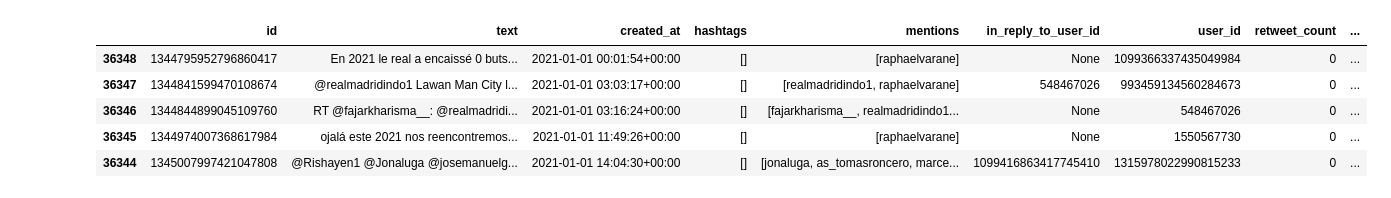
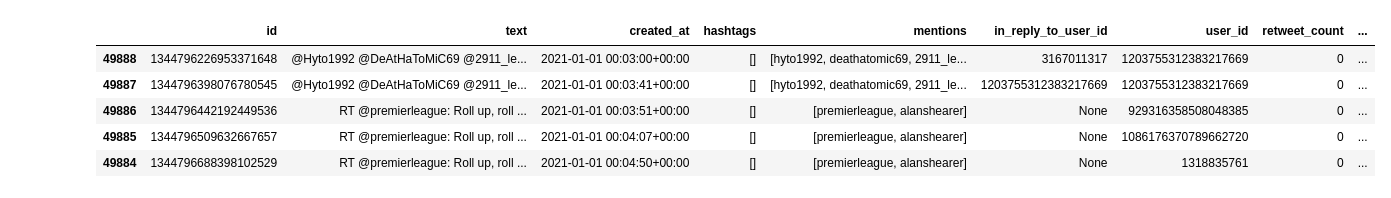
Before and after one commit to anton164/fall-spec, a Jupyter notebook: jupyter_notebooks/label_tweet_dataset.ipynb, the cells around one changed output. Cells and saved outputs as stored; diff of their text form; code cells hidden in the pictures.

```diff
--- a/jupyter_notebooks/label_tweet_dataset.ipynb
+++ b/jupyter_notebooks/label_tweet_dataset.ipynb
@@ -50,43 +50,72 @@ DATASETS = {
         "output_location": "../data/labeled_datasets/celebrity_jk_rowling.json",
         "spike_start": "Oct 7, 2020, 17:00",
         "spike_end": "Oct 9, 2020, 04:00",
-    }
+    },
+    "voterfraud2020": {
+        "input_location": "../data/voterfraud2020/processed/df_sample.json",
+        "output_location": "../data/labeled_datasets/voterfraud2020_sample.json",
+        "spike_start": "Oct 7, 2020, 17:00",
+        "spike_end": "Oct 9, 2020, 04:00",
+    },
+    "celebrity_jerry_seinfeld": {
+        "input_location": "../data/tweet_objects/celebrity_jerry_seinfeld/2021-01-01-2021-04-01.json",
+        "output_location": "../data/labeled_datasets/celebrity_jerry_seinfeld.json",
+        "spike_start": "Oct 7, 2020, 17:00",
+        "spike_end": "Oct 9, 2020, 04:00",
+    },
+    "celebrity_akon": {
+        "input_location": "../data/tweet_objects/celebrity_akon/2021-01-01-2021-04-01.json",
+        "output_location": "../data/labeled_datasets/celebrity_akon.json",
+        "spike_start": "Oct 7, 2020, 17:00",
+        "spike_end": "Oct 9, 2020, 04:00",
+    },
+    "soccer_alan_shearer": {
+        "input_location": "../data/tweet_objects/soccer_alan_shearer/2021-01-01-2021-04-01.json",
+        "output_location": "../data/labeled_datasets/soccer_alan_shearer.json",
+        "spike_start": "Oct 7, 2020, 17:00",
+        "spike_end": "Oct 9, 2020, 04:00",
+    },
 }
 
-selected_dataset = DATASETS["celebrity_jk_rowling"]
+selected_dataset = DATASETS["soccer_alan_shearer"]
 labeled_spike_start = pd.to_datetime(selected_dataset["spike_start"]).tz_localize("UTC")
 labeled_spike_end = pd.to_datetime(selected_dataset["spike_end"]).tz_localize("UTC")
 # %%
 from utils.dataset import create_tweet_df
 
-with open(selected_dataset["input_location"], "r") as f:
-    raw_dataset = json.load(f)
+if "voterfraud2020" in selected_dataset["input_location"]:
+    df_tweets = pd.read_json(selected_dataset["input_location"])
+    df_tweets["created_at"] = pd.to_datetime(df_tweets["created_at"]).dt.tz_localize("UTC")
+    df_tweets.sort_values("created_at", inplace=True)
+else:
+    with open(selected_dataset["input_location"], "r") as f:
+        raw_dataset = json.load(f)
 
-df_tweets = create_tweet_df(raw_dataset["tweets"])
+    df_tweets = create_tweet_df(raw_dataset["tweets"])
 
 # lower entities
 df_tweets["hashtags"] = df_tweets.hashtags.apply(lambda xs: [x.lower() for x in xs])
 df_tweets["mentions"] = df_tweets.mentions.apply(lambda xs: [x.lower() for x in xs])
 
 # Set retweet count 0 for retweets
 df_tweets["retweet_count"] = df_tweets.apply(
     lambda x: x.retweet_count if x.retweeted is None else 0,
     axis=1
 )
 
 # Label tweets
 df_tweets["is_anomaly"] = df_tweets.created_at.apply(
     lambda x: 0 if (x < labeled_spike_start or x > labeled_spike_end) else 1
 )
 
 df_tweets.head()
 # %% [output]
 |  | id | text | created_at | hashtags | mentions | in_reply_to_user_id | user_id | retweet_count | ... |
-| 36348 | 1344795952796860417 | En 2021 le real a encaissé 0 buts... | 2021-01-01 00:01:54+00:00 | [] | [raphaelvarane] | None | 1099366337435049984 | 0 | ... |
-| 36347 | 1344841599470108674 | @realmadridindo1 Lawan Man City l... | 2021-01-01 03:03:17+00:00 | [] | [realmadridindo1, raphaelvarane] | 548467026 | 993459134560284673 | 0 | ... |
-| 36346 | 1344844899045109760 | RT @fajarkharisma__: @realmadridi... | 2021-01-01 03:16:24+00:00 | [] | [fajarkharisma__, realmadridindo1... | None | 548467026 | 0 | ... |
-| 36345 | 1344974007368617984 | ojalá este 2021 nos reencontremos... | 2021-01-01 11:49:26+00:00 | [] | [raphaelvarane] | None | 1550567730 | 0 | ... |
-| 36344 | 1345007997421047808 | @Rishayen1 @Jonaluga @josemanuelg... | 2021-01-01 14:04:30+00:00 | [] | [jonaluga, as_tomasroncero, marce... | 1099416863417745410 | 1315978022990815233 | 0 | ... |
+| 49888 | 1344796226953371648 | @Hyto1992 @DeAtHaToMiC69 @2911_le... | 2021-01-01 00:03:00+00:00 | [] | [hyto1992, deathatomic69, 2911_le... | 3167011317 | 1203755312383217669 | 0 | ... |
+| 49887 | 1344796398076780545 | @Hyto1992 @DeAtHaToMiC69 @2911_le... | 2021-01-01 00:03:41+00:00 | [] | [hyto1992, deathatomic69, 2911_le... | 1203755312383217669 | 1203755312383217669 | 0 | ... |
+| 49886 | 1344796442192449536 | RT @premierleague: Roll up, roll ... | 2021-01-01 00:03:51+00:00 | [] | [premierleague, alanshearer] | None | 929316358508048385 | 0 | ... |
+| 49885 | 1344796509632667657 | RT @premierleague: Roll up, roll ... | 2021-01-01 00:04:07+00:00 | [] | [premierleague, alanshearer] | None | 1086176370789662720 | 0 | ... |
+| 49884 | 1344796688398102529 | RT @premierleague: Roll up, roll ... | 2021-01-01 00:04:50+00:00 | [] | [premierleague, alanshearer] | None | 1318835761 | 0 | ... |
 # %%
 ## Create timeseries from tweets
 from utils.dataset import count_array_column
```
Also changed, not shown: parts of 5 cells of this notebook, 11 other files.
